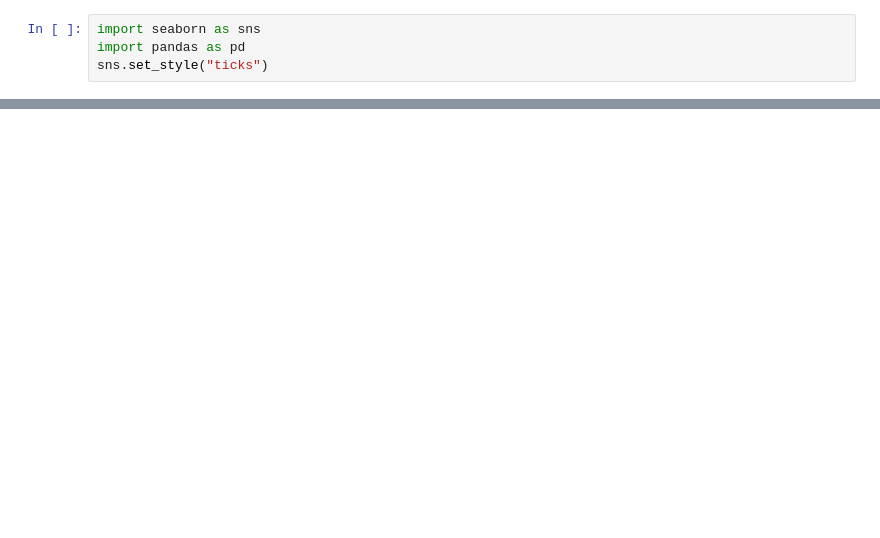
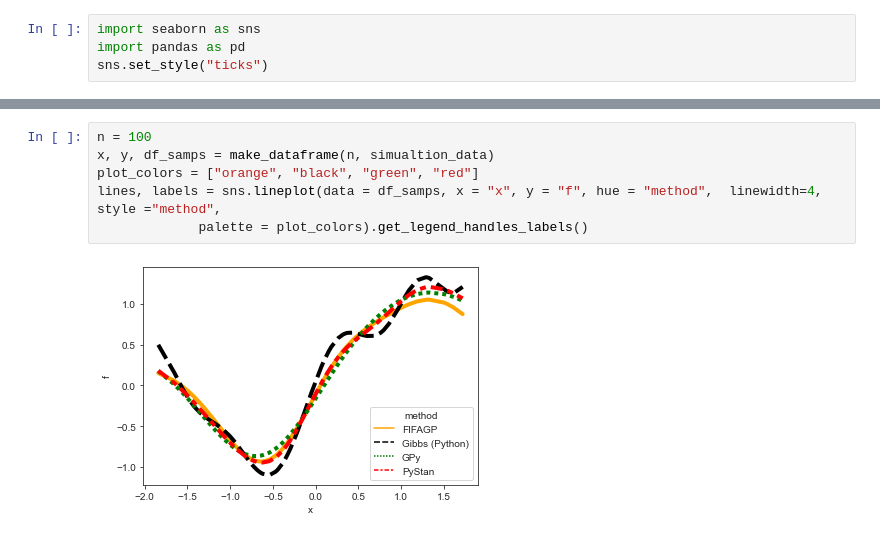
Before and after one commit to vittorioorlandi/STA663_FIFA_GP, a Jupyter notebook: Gaussian_Process_regression.ipynb, the cells around one changed output, grey strips where cells are left out. Saved outputs shown, nothing was run; the diff lists cells and outputs as text; blank space fills up the shorter version.

```diff
--- a/Gaussian_Process_regression.ipynb
+++ b/Gaussian_Process_regression.ipynb
@@ -583 +487,9 @@ f_GPy = samplef_GPy(x, y, samp).mean(axis = 0)
+# %%
+n = 100
+x, y, df_samps = make_dataframe(n, simualtion_data)
+plot_colors = ["orange", "black", "green", "red"]
+lines, labels = sns.lineplot(data = df_samps, x = "x", y = "f", hue = "method",  linewidth=4, style ="method",
+             palette = plot_colors).get_legend_handles_labels()
+# %% [output]
+[figure, added]
 # %%
```
Also changed, not shown: parts of 40 cells of this notebook, 18 other files.
